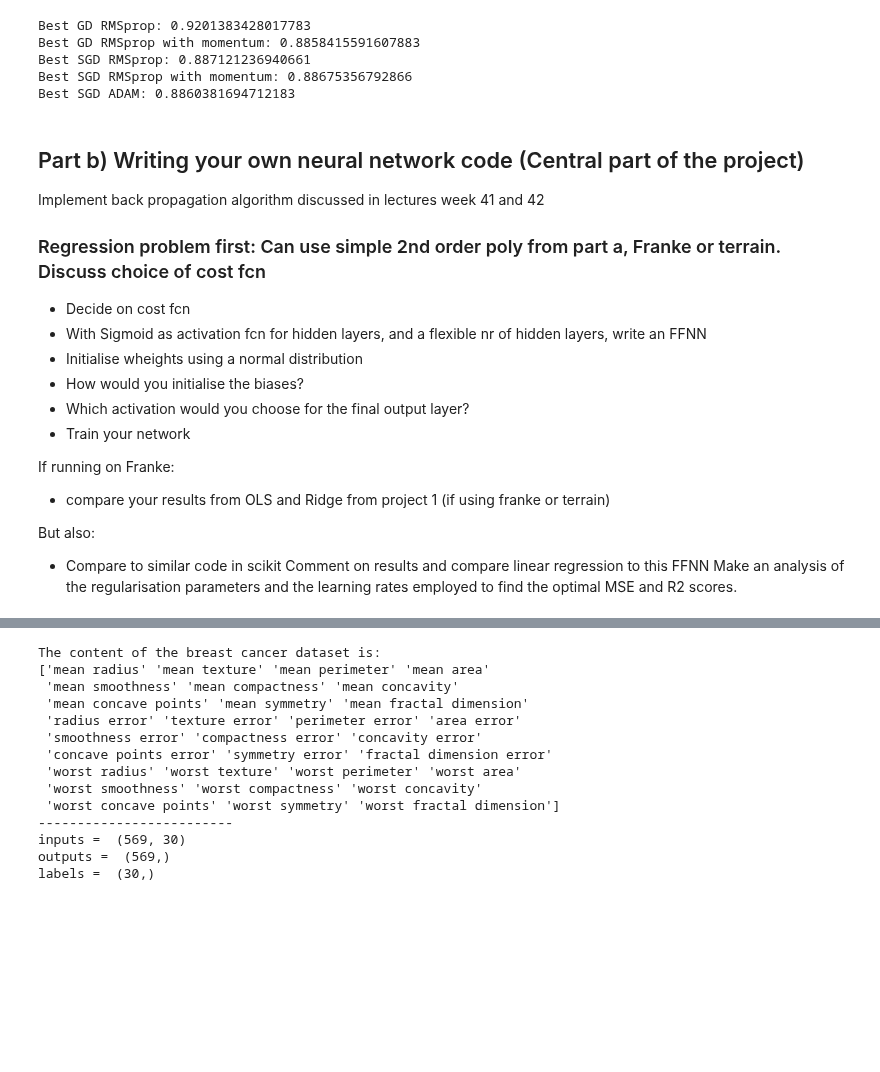
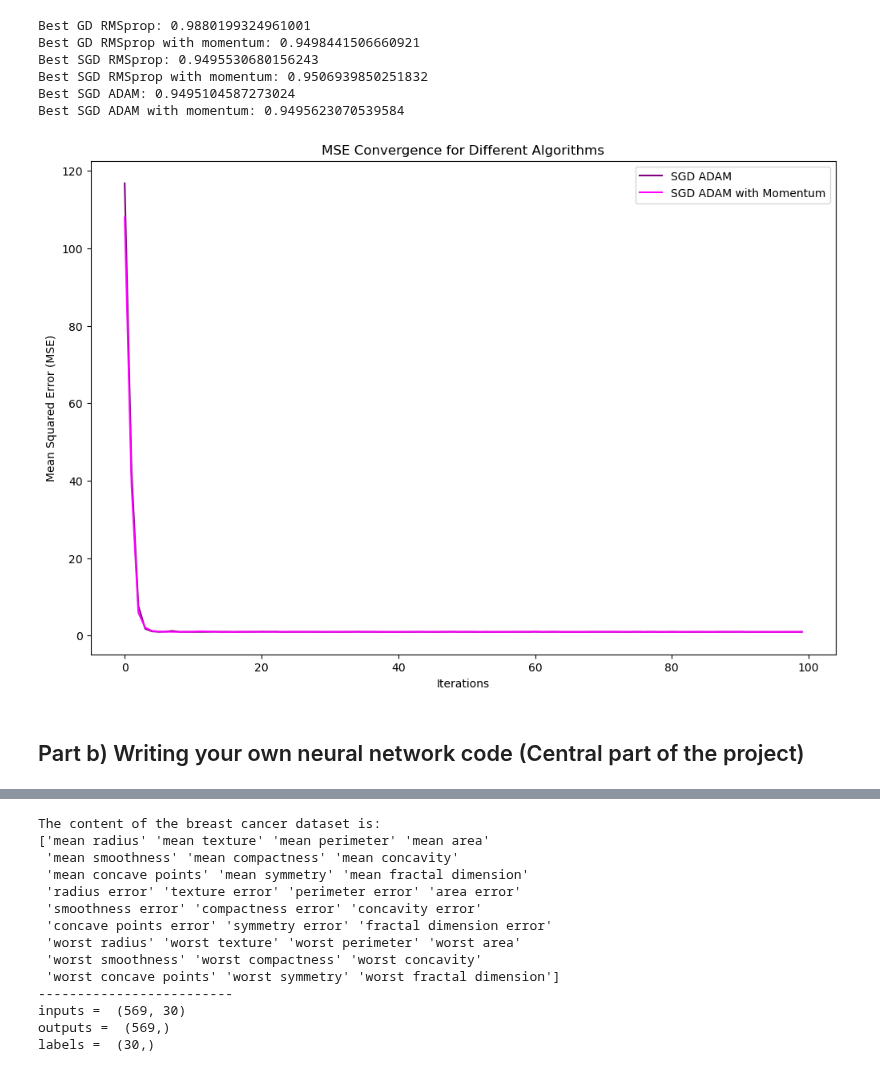
Before and after one commit to hellegje/fys-stk4155, a Jupyter notebook: Project2/Project2.ipynb, the cells around one changed output, grey strips where cells are left out. Cells and saved outputs as stored; diff of their text form; code cells hidden in the pictures; blank space fills up the shorter version.

```diff
--- a/Project2/Project2.ipynb
+++ b/Project2/Project2.ipynb
@@ -535,47 +530,62 @@ Best SGD with momentum: 0.9023905703029136
 # %%
 #RMSprop
-betas, rms_prop_mses = linear_regression.gradient_descent_OLS(n=100, n_iterations=1000, eta=0.1, scaling_algorithm=ScalingAlgorithm.RMSprop, rho=0.9)
+betas, rms_prop_mses = linear_regression.gradient_descent_OLS(n=100, n_iterations=100, eta=0.1, scaling_algorithm=ScalingAlgorithm.RMSprop, rho=0.9)
 print(f"Best GD RMSprop: {min(rms_prop_mses)}")
 
 #RMSprop with momentum
-betas, rms_prop_mses = linear_regression.gradient_descent_OLS(n=100, n_iterations=1000, eta=0.1, scaling_algorithm=ScalingAlgorithm.RMSprop, rho=0.9, momentum=0.9)
-print(f"Best GD RMSprop with momentum: {min(rms_prop_mses)}")
+betas, rms_prop_mses_momentum = linear_regression.gradient_descent_OLS(n=100, n_iterations=100, eta=0.1, scaling_algorithm=ScalingAlgorithm.RMSprop, rho=0.9, momentum=0.9)
+print(f"Best GD RMSprop with momentum: {min(rms_prop_mses_momentum)}")
 
 #SGD with RMSprop
-betas, rms_prop_mses = linear_regression.SGD_OLS(n_datapoints=100, batch_size=5, n_epochs=100, scaling_algorithm=ScalingAlgorithm.RMSprop, rho=0.9)
-print(f"Best SGD RMSprop: {min(rms_prop_mses)}")
+betas, sgd_rms_prop_mses = linear_regression.SGD_OLS(n_datapoints=100, batch_size=5, n_epochs=100, scaling_algorithm=ScalingAlgorithm.RMSprop, rho=0.9)
+print(f"Best SGD RMSprop: {min(sgd_rms_prop_mses)}")
 
 #SGD with RMSprop with momentum
-betas, rms_prop_mses = linear_regression.SGD_OLS(n_datapoints=100, batch_size=5, n_epochs=100, scaling_algorithm=ScalingAlgorithm.RMSprop, rho=0.9, momentum=0.9)
-print(f"Best SGD RMSprop with momentum: {min(rms_prop_mses)}")
+betas, sgd_rms_prop_mses_momentum = linear_regression.SGD_OLS(n_datapoints=100, batch_size=5, n_epochs=100, scaling_algorithm=ScalingAlgorithm.RMSprop, rho=0.9, momentum=0.9)
+print(f"Best SGD RMSprop with momentum: {min(sgd_rms_prop_mses_momentum)}")
 
 #SGD with ADAM
-betas, rms_prop_mses = linear_regression.SGD_OLS(n_datapoints=100, batch_size=5, n_epochs=100, scaling_algorithm=ScalingAlgorithm.Adam, beta_values=[0.9, 0.999])
-print(f"Best SGD ADAM: {min(rms_prop_mses)}")
+betas, sgd_rms_prop_mses_adam = linear_regression.SGD_OLS(n_datapoints=100, batch_size=5, n_epochs=100, scaling_algorithm=ScalingAlgorithm.Adam, beta_values=[0.9, 0.999], momentum=0.2)
+print(f"Best SGD ADAM: {min(sgd_rms_prop_mses_adam)}")
+
+#SGD with ADAM
+betas, sgd_rms_prop_mses_adam_momentum = linear_regression.SGD_OLS(n_datapoints=100, batch_size=5, n_epochs=100, scaling_algorithm=ScalingAlgorithm.Adam, beta_values=[0.9, 0.999], momentum=0.2)
+print(f"Best SGD ADAM with momentum: {min(sgd_rms_prop_mses_adam_momentum)}")
 # %% [output]
-Best GD RMSprop: 0.9201383428017783
-Best GD RMSprop with momentum: 0.8858415591607883
-Best SGD RMSprop: 0.887121236940661
-Best SGD RMSprop with momentum: 0.88675356792866
-Best SGD ADAM: 0.8860381694712183
+Best GD RMSprop: 0.9880199324961001
+Best GD RMSprop with momentum: 0.9498441506660921
+Best SGD RMSprop: 0.9495530680156243
+Best SGD RMSprop with momentum: 0.9506939850251832
+Best SGD ADAM: 0.9495104587273024
+Best SGD ADAM with momentum: 0.9495623070539584
-# %% [markdown]
-## Part b) Writing your own neural network code (Central part of the project)
-Implement back propagation algorithm discussed in lectures week 41 and 42
-### Regression problem first: Can use simple 2nd order poly from part a, Franke or terrain. Discuss choice of cost fcn
-- Decide on cost fcn
-- With Sigmoid as activation fcn for hidden layers, and a flexible nr of hidden layers, write an FFNN
-- Initialise wheights using a normal distribution
-- How would you initialise the biases?
-- Which activation would you choose for the final output layer?
-- Train your network
-
-If running on Franke:
-- compare your results from OLS and Ridge from project 1 (if using franke or terrain)
-
-But also:
-- Compare to similar code in scikit
-Comment on results and compare linear regression to this FFNN
-Make an analysis of the regularisation parameters and the learning rates employed to find the optimal MSE and R2 scores.
+# %%
+import matplotlib.pyplot as plt
+
+# Assuming `rms_prop_mses`, `rms_prop_mses_momentum`, etc. contain MSE values for each configuration
+
+# Set up a figure
+plt.figure(figsize=(12, 8))
+
+# Plot MSEs for each configuration
+#plt.plot(range(len(rms_prop_mses)), rms_prop_mses, label="GD RMSprop", color="blue")
+#plt.plot(range(len(rms_prop_mses_momentum)), rms_prop_mses_momentum, label="GD RMSprop with Momentum", color="cyan")
+#plt.plot(range(len(sgd_rms_prop_mses)), sgd_rms_prop_mses, label="SGD RMSprop", color="green")
+#plt.plot(range(len(sgd_rms_prop_mses_momentum)), sgd_rms_prop_mses_momentum, label="SGD RMSprop with Momentum", color="lime")
+plt.plot(range(len(sgd_rms_prop_mses_adam)), sgd_rms_prop_mses_adam, label="SGD ADAM", color="purple")
+plt.plot(range(len(sgd_rms_prop_mses_adam_momentum)), sgd_rms_prop_mses_adam_momentum, label="SGD ADAM with Momentum", color="magenta")
+
+# Add labels, title, and legend
+plt.xlabel("Iterations")
+plt.ylabel("Mean Squared Error (MSE)")
+plt.title("MSE Convergence for Different Algorithms")
+plt.legend()
+
+# Show the plot
+plt.show()
+# %% [output]
+[figure, added]
+# %% [markdown]
+## Part b) Writing your own neural network code (Central part of the project)
 # %%
 import numpy as np
 import NeuralNetwork as nn
```
Also changed, not shown: parts of 23 cells of this notebook, 25 other files.
